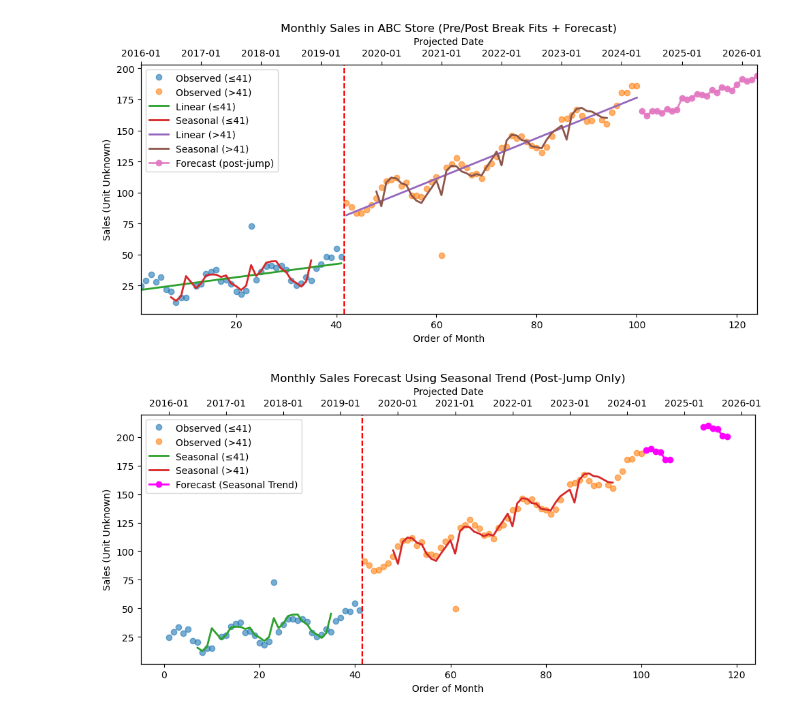
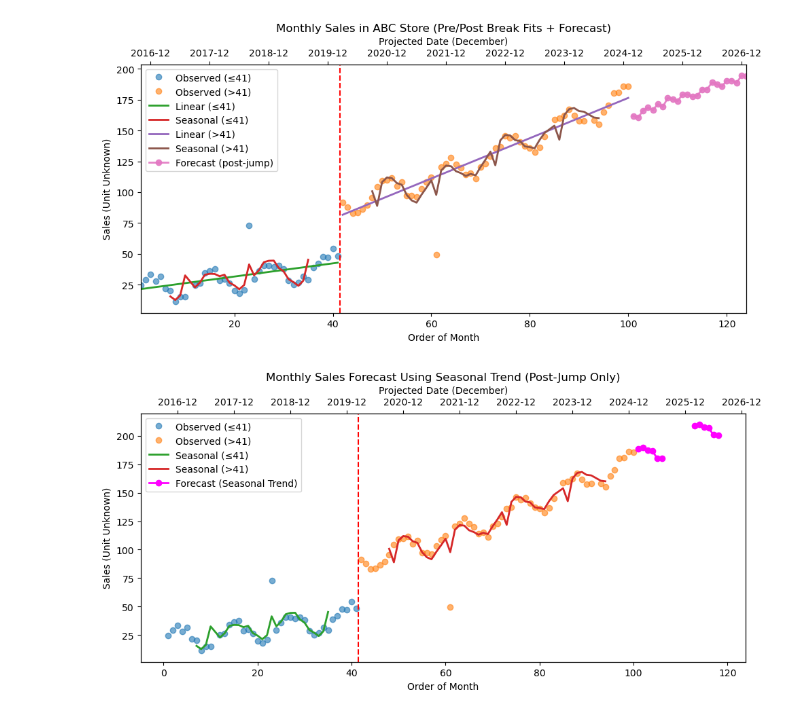
Before and after one commit to kevin-chao-com/retail-sales-forecasting-demo, a Jupyter notebook: scripts/test_sales_forecast.ipynb, the cells around one changed output. Saved outputs shown, nothing was run; the diff lists cells and outputs as text; code cells hidden in the pictures.

Commit message:
Adjust the Expected Initial Month

```diff
--- a/scripts/test_sales_forecast.ipynb
+++ b/scripts/test_sales_forecast.ipynb
@@ -56,7 +56,7 @@ memory usage: 2.3 KB
 None
 # %%
 # CASE 1: "month" is just a running number (1, 2, 3, ...) and we want to start at 2020-01
-start_date = pd.Timestamp("2016-01-01")
+start_date = pd.Timestamp("2016-10-01")
 
 # create a proper datetime column based on row position
 # if your "month" column is 1-based and strictly increasing, we can do:
@@ -464,7 +465,7 @@ ax1.set_xlabel("Order of Month")
 ax1.set_ylabel("Sales (Unit Unknown)")
 ax1.set_title("Monthly Sales in ABC Store (Pre/Post Break Fits + Forecast)")
 
-# ---------- top x-axis with January only ----------
+# ---------- top x-axis with December only ----------
 ax2 = ax1.twiny()
 
 # extend x-limits to include forecasts
@@ -473,26 +474,26 @@ all_max = max(future_df["month"].max(), df2_part2["month"].max())
 ax1.set_xlim(all_min, all_max)
 ax2.set_xlim(ax1.get_xlim())
 
-# we can use the full df2 for January labels, then append future Januarys
-january_mask = df2["date"].dt.month == 1
-jan_months = list(df2["month"][january_mask])
-jan_labels = list(df2["date"][january_mask].dt.strftime("%Y-%m"))
+# use December from df2, then append December from future_df
+december_mask = df2["date"].dt.month == 12
+dec_months = list(df2["month"][december_mask])
+dec_labels = list(df2["date"][december_mask].dt.strftime("%Y-%m"))
 
-# add future Januarys if any in future_df
-future_jan = future_df[future_df["date"].dt.month == 1]
-if not future_jan.empty:
-    jan_months.extend(future_jan["month"].tolist())
-    jan_labels.extend(future_jan["date"].dt.strftime("%Y-%m").tolist())
+# add future Decembers if any
+future_dec = future_df[future_df["date"].dt.month == 12]
+if not future_dec.empty:
+    dec_months.extend(future_dec["month"].tolist())
+    dec_labels.extend(future_dec["date"].dt.strftime("%Y-%m").tolist())
 
-ax2.set_xticks(jan_months)
-ax2.set_xticklabels(jan_labels)
-ax2.set_xlabel("Projected Date")
+ax2.set_xticks(dec_months)
+ax2.set_xticklabels(dec_labels)
+ax2.set_xlabel("Projected Date (December)")
 
 ax1.legend(loc="upper left")
 plt.tight_layout()
 plt.show()
 # %% [output]
-[figure, old version]
+[figure, new version]
 # %%
 import numpy as np
 import matplotlib.pyplot as plt
@@ -532,44 +533,52 @@ future_df_seasonal["date"] = [
 ]
 
 # ---------- Plot historical + seasonal forecast ----------
 fig, ax1 = plt.subplots(figsize=(10, 5))
 
 # historical
 ax1.plot(df2_part1["month"], df2_part1["sales"], "o", label="Observed (≤41)", alpha=0.6)
 ax1.plot(df2_part2["month"], df2_part2["sales"], "o", label="Observed (>41)", alpha=0.6)
 ax1.plot(df2_part1["month"], df2_part1["seasonal_fit"], "-", label="Seasonal (≤41)", linewidth=2)
 ax1.plot(df2_part2["month"], df2_part2["seasonal_fit"], "-", label="Seasonal (>41)", linewidth=2)
 
 # forecast using seasonal trend
-ax1.plot(future_df_seasonal["month"], future_df_seasonal["sales"],
-         "o-", color="magenta", label="Forecast (Seasonal Trend)", linewidth=2)
+ax1.plot(
+    future_df_seasonal["month"],
+    future_df_seasonal["sales"],
+    "o-",
+    color="magenta",
+    label="Forecast (Seasonal Trend)",
+    linewidth=2,
+)
 
 # vertical split line
 ax1.axvline(x=41.5, color="red", linestyle="--", linewidth=1.5)
 
 ax1.set_xlabel("Order of Month")
 ax1.set_ylabel("Sales (Unit Unknown)")
 ax1.set_title("Monthly Sales Forecast Using Seasonal Trend (Post-Jump Only)")
 
-# top x-axis (January labels)
+# ---------- top x-axis (December labels) ----------
 ax2 = ax1.twiny()
 ax2.set_xlim(ax1.get_xlim())
 
-january_mask = df2["date"].dt.month == 1
-jan_months = list(df2["month"][january_mask])
-jan_labels = list(df2["date"][january_mask].dt.strftime("%Y-%m"))
+# existing Decembers from historical df2
+december_mask = df2["date"].dt.month == 12
+dec_months = list(df2["month"][december_mask])
+dec_labels = list(df2["date"][december_mask].dt.strftime("%Y-%m"))
 
-future_jan = future_df_seasonal[future_df_seasonal["date"].dt.month == 1]
-if not future_jan.empty:
-    jan_months.extend(future_jan["month"].tolist())
-    jan_labels.extend(future_jan["date"].dt.strftime("%Y-%m").tolist())
+# Decembers from forecast
+future_dec = future_df_seasonal[future_df_seasonal["date"].dt.month == 12]
+if not future_dec.empty:
+    dec_months.extend(future_dec["month"].tolist())
+    dec_labels.extend(future_dec["date"].dt.strftime("%Y-%m").tolist())
 
-ax2.set_xticks(jan_months)
-ax2.set_xticklabels(jan_labels)
-ax2.set_xlabel("Projected Date")
+ax2.set_xticks(dec_months)
+ax2.set_xticklabels(dec_labels)
+ax2.set_xlabel("Projected Date (December)")
 
 ax1.legend(loc="upper left")
 plt.tight_layout()
 plt.show()
 # %% [output]
-[figure, old version]
+[figure, new version]
```
Also changed, not shown: parts of 7 cells of this notebook.
